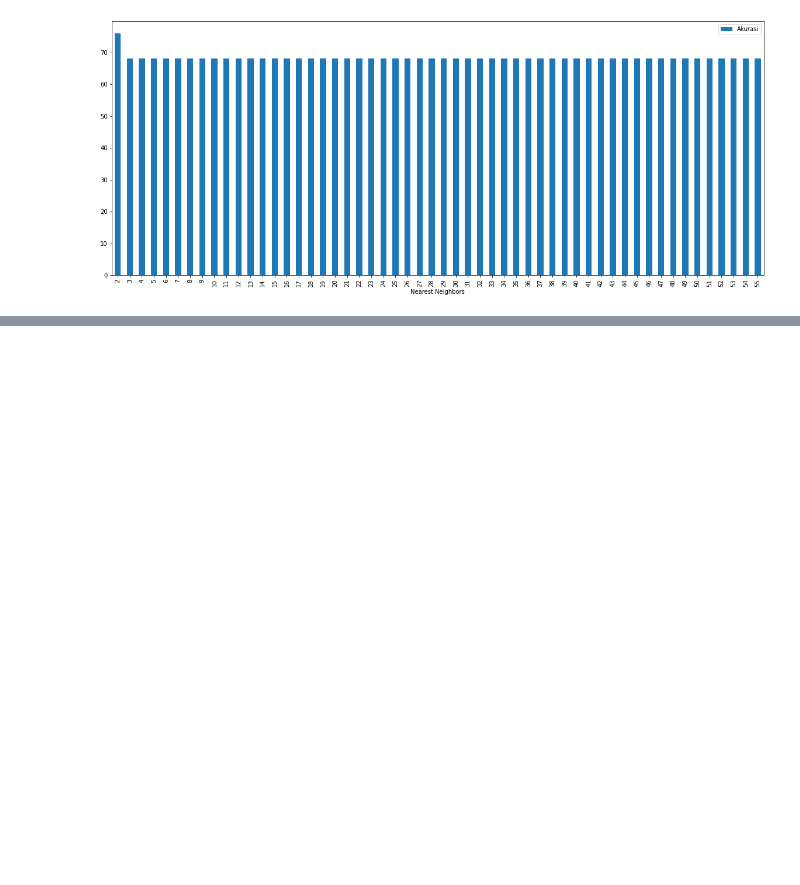
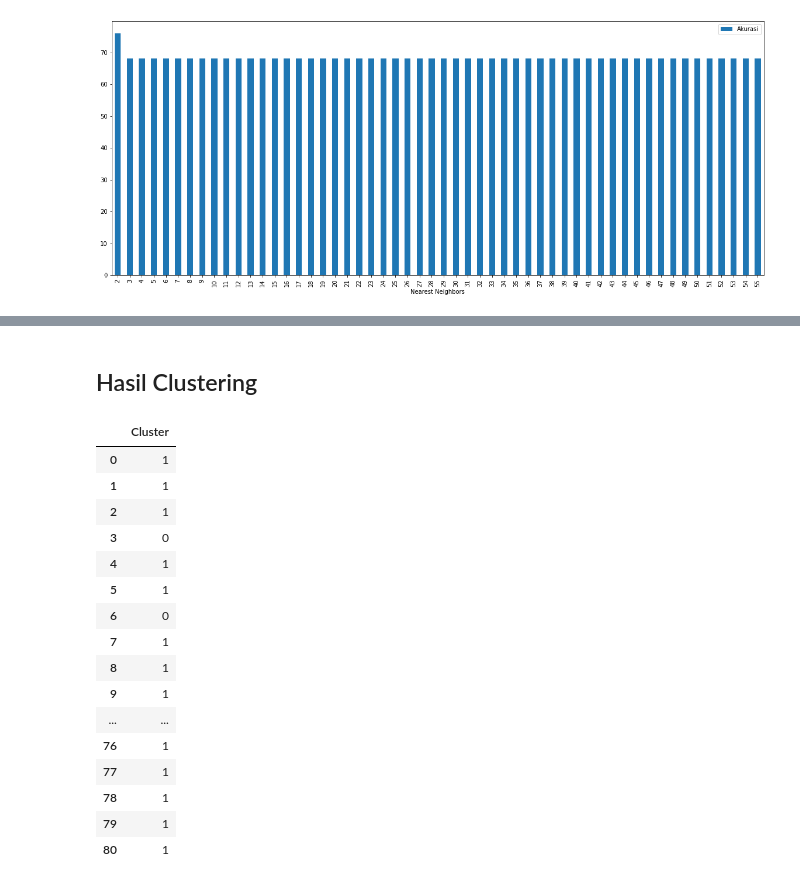
Before and after one commit to smilesense/Web-Mining, a Jupyter notebook: _sources/notebooks.ipynb, the cells around one changed output, grey strips where cells are left out. Cells and saved outputs as stored; diff of their text form; code cells hidden in the pictures; blank space fills up the shorter version.

```diff
--- a/_sources/notebooks.ipynb
+++ b/_sources/notebooks.ipynb
@@ -538,0 +603,34 @@ df5.plot.bar(x='Nearest Neighbors',y='Akurasi',figsize=(20, 8))
+# %% [markdown]
+## Hasil Clustering
+# %%
+
+from sklearn.cluster import KMeans
+
+kmeans =KMeans(n_clusters=2)
+kmeans=kmeans.fit(df_fcluster)
+prediksi=kmeans.predict(df_fcluster)
+centroids = kmeans.cluster_centers_
+
+dfprediksi = pd.DataFrame(prediksi, columns=["Cluster"])
+# dfcentroids = pd.DataFrame(centroids)
+# hasil = dfcentroids.merge(dfprediksi,left_index=True, right_on='Cluster')
+pd.options.display.max_rows = None
+dfprediksi
+# %% [output]
+|  | Cluster |
+| 0 | 1 |
+| 1 | 1 |
+| 2 | 1 |
+| 3 | 0 |
+| 4 | 1 |
+| 5 | 1 |
+| 6 | 0 |
+| 7 | 1 |
+| 8 | 1 |
+| 9 | 1 |
+| ... | ... |
+| 76 | 1 |
+| 77 | 1 |
+| 78 | 1 |
+| 79 | 1 |
+| 80 | 1 |
```
Also changed, not shown: parts of 14 cells of this notebook, 6 other files.
